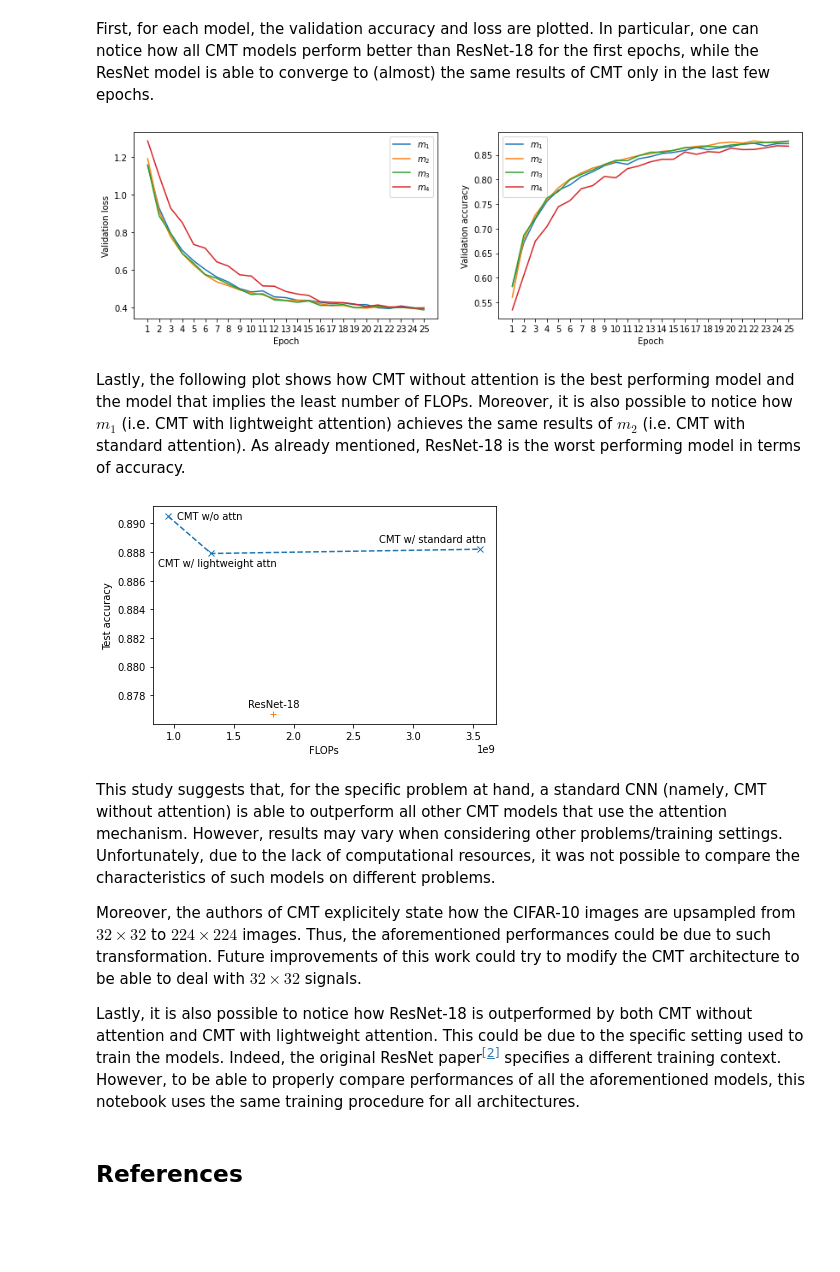
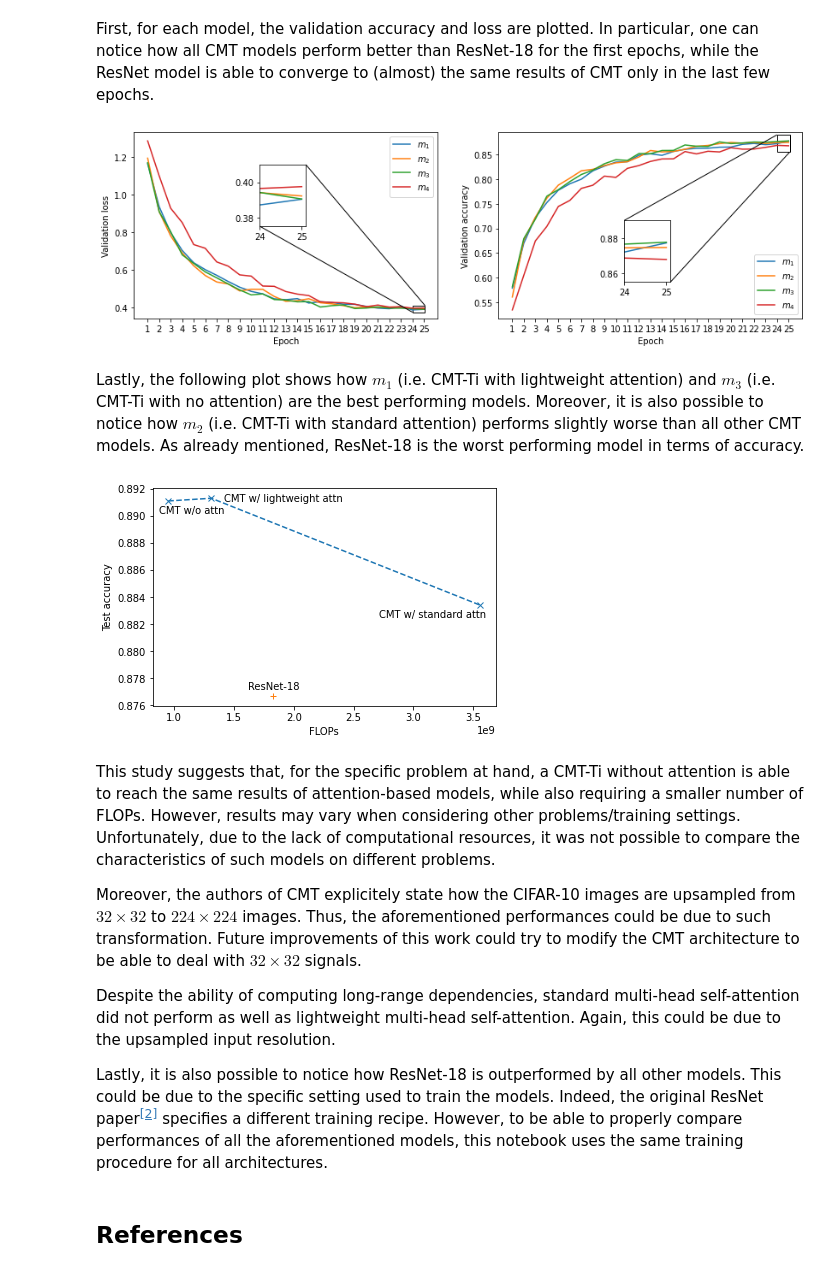
Before and after one commit to matteodonati/CNNs_meet_ViTs, a Jupyter notebook: CNNs_meet_ViTs.ipynb, the cells around one changed output. Cells and saved outputs as stored; diff of their text form; code cells hidden in the pictures; blank space fills up the shorter version.

Commit message:
forgot to add layer norm before IRFFN, retrained CMT-Ti models

```diff
--- a/CNNs_meet_ViTs.ipynb
+++ b/CNNs_meet_ViTs.ipynb
@@ -418,11 +420,11 @@ class MHSA(nn.Module):
     # Extracting shape from input signal.
     b, c, h, w = x.shape
 
+    # Layer normalization.
+    x_norm = nn.functional.layer_norm(x, [c, h, w])
+
     # Reshaping and permuting x. Final shape is (b, h * w, c).
-    x_reshape = x.view(b, c, h * w).permute(0, 2, 1)
-
-    # Layer norm.
-    x_reshape = torch.nn.functional.layer_norm(x_reshape, (b, h * w, c))
+    x_reshape = x_norm.view(b, c, h * w).permute(0, 2, 1)
 
     # Getting queries by applying the fc_q linear projection.
     q = self.fc_q(x_reshape)
@@ -499,11 +501,11 @@ class LMHSA(nn.Module):
     # Extracting shape from input signal.
     b, c, h, w = x.shape
 
+    # Layer normalization.
+    x_norm = nn.functional.layer_norm(x, [c, h, w])
+
     # Reshaping and permuting x. Final shape is (b, h * w, c).
-    x_reshape = x.view(b, c, h * w).permute(0, 2, 1)
-
-    # Layer norm.
-    x_reshape = torch.nn.functional.layer_norm(x_reshape, (b, h * w, c))
+    x_reshape = x_norm.view(b, c, h * w).permute(0, 2, 1)
 
     # Getting queries by applying the fc_q linear projection.
     q = self.fc_q(x_reshape)
@@ -603,7 +605,9 @@ class IRFFN(nn.Module):
 
   # Forward pass.
   def forward(self, x):
-    tmp = self.conv1(x)
+    b, c, h, w = x.shape
+    tmp = nn.functional.layer_norm(x, [c, h, w])
+    tmp = self.conv1(tmp)
     tmp = self.bn1(tmp)
     tmp = self.gelu(tmp)
     tmp = self.dwconv(tmp)
@@ -1602,6 +1616,10 @@ First, for each model, the validation accuracy and loss are plotted. In particul
 # %%
 # Creating the figure and axes.
 fig, (ax1, ax2) = plt.subplots(1, 2, figsize = (14, 4))
+
+# Inset plots.
+ax1_ins = inset_axes(ax1, 0.75, 1, loc = "upper left", bbox_to_anchor = (0.4, 0.85), bbox_transform=ax1.transAxes)
+ax2_ins = inset_axes(ax2, 0.75, 1, loc = "upper left", bbox_to_anchor = (1.6, 0.55), bbox_transform=ax1.transAxes)
 
 # Iterating over models.
 for name in m_names:
@@ -1612,6 +1630,19 @@ for name in m_names:
   # Plotting.
   ax1.plot(x, histories[name]["val_loss"], label = r"${}$".format(name))
   ax2.plot(x, histories[name]["val_accuracy"], label = r"${}$".format(name))
+  ax1_ins.plot(x, histories[name]["val_loss"])
+  ax2_ins.plot(x, histories[name]["val_accuracy"])
+
+x1_min, x1_max, y1_min, y1_max = 24, 25.1, 0.375, 0.41
+x2_min, x2_max, y2_min, y2_max = 24, 25.1, 0.855, 0.89
+
+ax1_ins.set_xlim(x1_min, x1_max)
+ax1_ins.set_ylim(y1_min, y1_max)
+ax2_ins.set_xlim(x2_min, x2_max)
+ax2_ins.set_ylim(y2_min, y2_max)
+
+mark_inset(ax1, ax1_ins, loc1 = 1, loc2 = 3)
+mark_inset(ax2, ax2_ins, loc1 = 2, loc2 = 4)
 
 ax1.set_ylabel("Validation loss")
 ax1.set_xlabel("Epoch")
@@ -1625,35 +1656,37 @@ ax2.legend()
 
 plt.show()
 # %% [output]
-[figure, old version]
+[figure, new version]
 # %% [markdown]
-Lastly, the following plot shows how CMT without attention is the best performing model and the model that implies the least number of FLOPs. Moreover, it is also possible to notice how $m_1$ (i.e. CMT with lightweight attention) achieves the same results of $m_2$ (i.e. CMT with standard attention). As already mentioned, ResNet-18 is the worst performing model in terms of accuracy.
+Lastly, the following plot shows how $m_1$ (i.e. CMT-Ti with lightweight attention) and $m_3$ (i.e. CMT-Ti with no attention) are the best performing models. Moreover, it is also possible to notice how $m_2$ (i.e. CMT-Ti with standard attention) performs slightly worse than all other CMT models. As already mentioned, ResNet-18 is the worst performing model in terms of accuracy.
 # %%
 # Creating the figure and axes.
 fig, ax = plt.subplots(1, 1, figsize = (6.15, 4))
 
 # Plotting test accuracy vs. FLOPs.
 ax.plot([flops["m_3"], flops["m_1"], flops["m_2"]], [test_acc["m_3"], test_acc["m_1"], test_acc["m_2"]], "--", marker = "x")
 ax.plot(flops["m_4"], test_acc["m_4"], "--", marker = "+")
 
 # Plotting texts.
-ax.text(flops["m_1"] + 0.05e9, test_acc["m_1"] - 0.0007, texts["m_1"], ha = "center", va = "center")
-ax.text(flops["m_2"] - 0.4e9,  test_acc["m_2"] + 0.0007, texts["m_2"], ha = "center", va = "center")
-ax.text(flops["m_3"] + 0.35e9, test_acc["m_3"],          texts["m_3"], ha = "center", va = "center")
+ax.text(flops["m_1"] + 0.60e9, test_acc["m_1"],          texts["m_1"], ha = "center", va = "center")
+ax.text(flops["m_2"] - 0.40e9, test_acc["m_2"] - 0.0007, texts["m_2"], ha = "center", va = "center")
+ax.text(flops["m_3"] + 0.20e9, test_acc["m_3"] - 0.0007, texts["m_3"], ha = "center", va = "center")
 ax.text(flops["m_4"],          test_acc["m_4"] + 0.0007, texts["m_4"], ha = "center", va = "center")
 
 ax.set_ylabel("Test accuracy")
 ax.set_xlabel("FLOPs")
 
 plt.show()
 # %% [output]
-[figure, old version]
+[figure, new version]
 # %% [markdown]
-This study suggests that, for the specific problem at hand, a standard CNN (namely, CMT without attention) is able to outperform all other CMT models that use the attention mechanism. However, results may vary when considering other problems/training settings. Unfortunately, due to the lack of computational resources, it was not possible to compare the characteristics of such models on different problems.
+This study suggests that, for the specific problem at hand, a CMT-Ti without attention is able to reach the same results of attention-based models, while also requiring a smaller number of FLOPs. However, results may vary when considering other problems/training settings. Unfortunately, due to the lack of computational resources, it was not possible to compare the characteristics of such models on different problems.
 
 Moreover, the authors of CMT explicitely state how the CIFAR-10 images are upsampled from $32 \times 32$ to $224 \times 224$ images. Thus, the aforementioned performances could be due to such transformation. Future improvements of this work could try to modify the CMT architecture to be able to deal with $32 \times 32$ signals.
 
-Lastly, it is also possible to notice how ResNet-18 is outperformed by both CMT without attention and CMT with lightweight attention. This could be due to the specific setting used to train the models. Indeed, the original ResNet paper<sup>[[2]](#references)</sup> specifies a different training context. However, to be able to properly compare performances of all the aforementioned models, this notebook uses the same training procedure for all architectures.
+Despite the ability of computing long-range dependencies, standard multi-head self-attention did not perform as well as lightweight multi-head self-attention. Again, this could be due to the upsampled input resolution.
+
+Lastly, it is also possible to notice how ResNet-18 is outperformed by all other models. This could be due to the specific setting used to train the models. Indeed, the original ResNet paper<sup>[[2]](#references)</sup> specifies a different training recipe. However, to be able to properly compare performances of all the aforementioned models, this notebook uses the same training procedure for all architectures.
 # %% [markdown]
 ## References <a name="references"></a>
 # %% [markdown]
```
Also changed, not shown: parts of 9 cells of this notebook, 6 other files.
